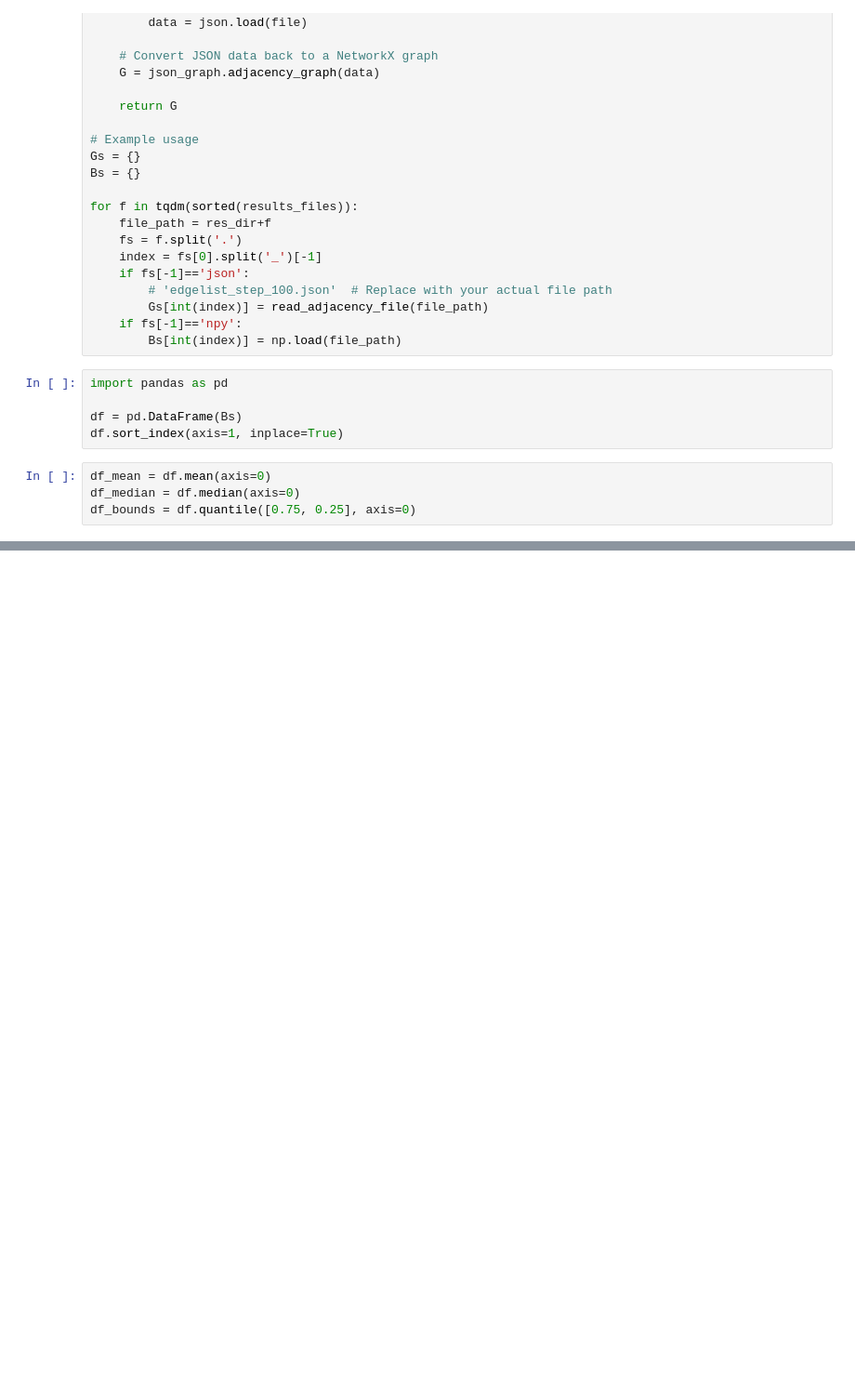
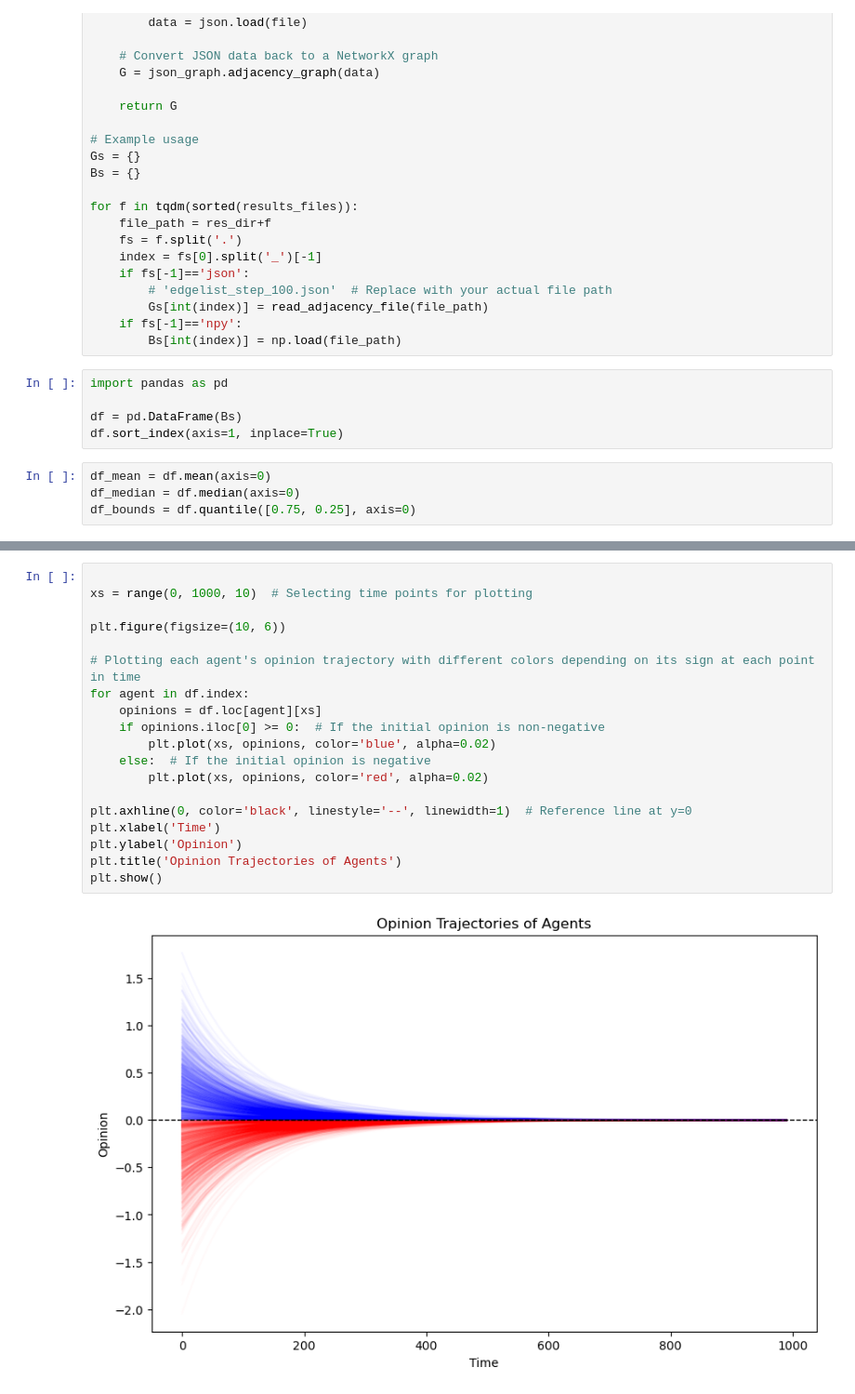
Before and after one commit to Mar1aFede/polygraphs_updated, a Jupyter notebook: examples/adaptive-homophily.ipynb, the cells around one changed output, grey strips where cells are left out. Shown at 93% size. Saved outputs shown, nothing was run; the diff lists cells and outputs as text; blank space fills up the shorter version.

```diff
--- a/examples/adaptive-homophily.ipynb
+++ b/examples/adaptive-homophily.ipynb
@@ -200,0 +197,21 @@ plt.ylim(-1,1)
+# %%
+
+xs = range(0, 1000, 10)  # Selecting time points for plotting
+
+plt.figure(figsize=(10, 6))
+
+# Plotting each agent's opinion trajectory with different colors depending on its sign at each point in time
+for agent in df.index:
+    opinions = df.loc[agent][xs]
+    if opinions.iloc[0] >= 0:  # If the initial opinion is non-negative
+        plt.plot(xs, opinions, color='blue', alpha=0.02)
+    else:  # If the initial opinion is negative
+        plt.plot(xs, opinions, color='red', alpha=0.02)
+
+plt.axhline(0, color='black', linestyle='--', linewidth=1)  # Reference line at y=0
+plt.xlabel('Time')
+plt.ylabel('Opinion')
+plt.title('Opinion Trajectories of Agents')
+plt.show()
+# %% [output]
+[figure, added]
```
Also changed, not shown: parts of 10 cells of this notebook, 2 other files.
